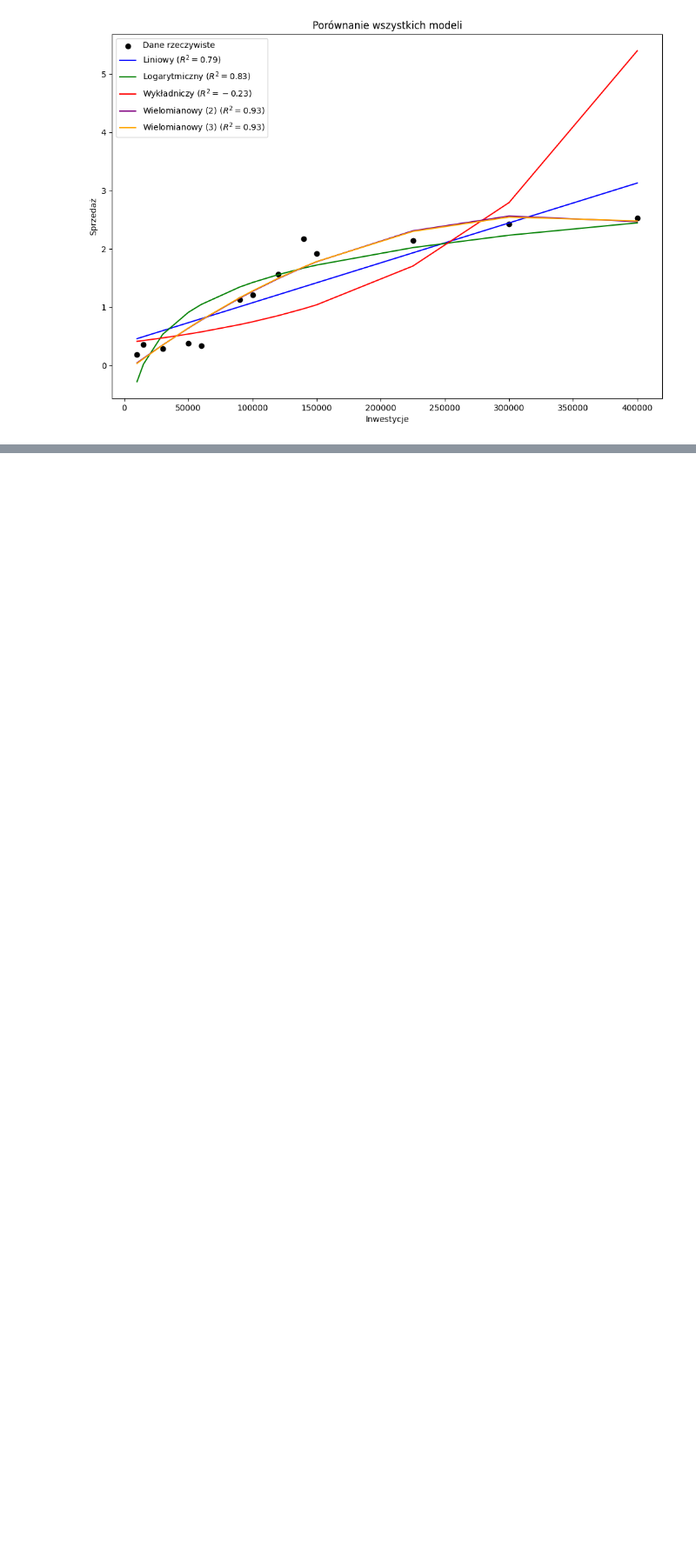
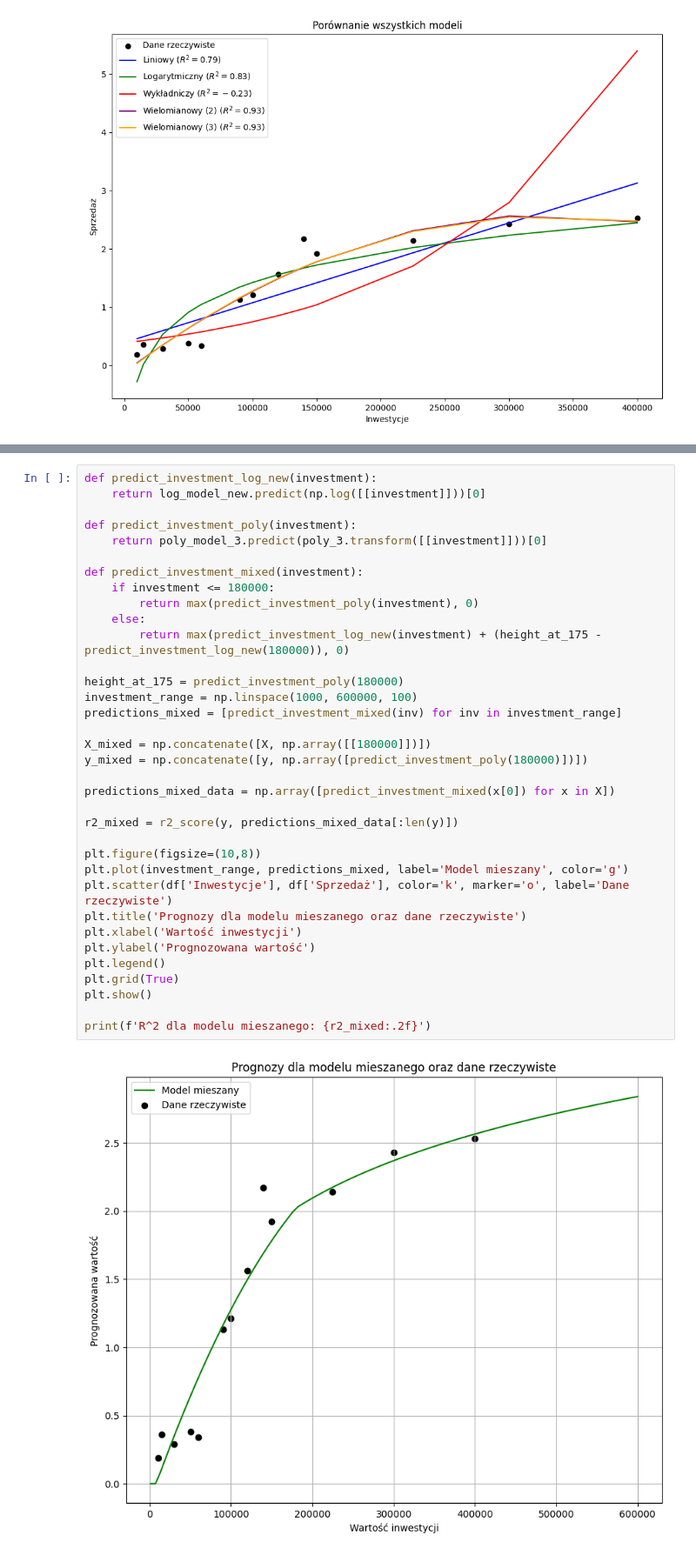
Before and after one commit to xKomil/DataScienceSummerStudy, a Jupyter notebook: internship/Yotta/zadanie3.ipynb, the cells around one changed output, grey strips where cells are left out. Shown at 87% size. Cells and saved outputs as stored; diff of their text form; blank space fills up the shorter version.

```diff
--- a/internship/Yotta/zadanie3.ipynb
+++ b/internship/Yotta/zadanie3.ipynb
@@ -240,0 +282,37 @@ print(results_df)
+# %%
+def predict_investment_log_new(investment):
+    return log_model_new.predict(np.log([[investment]]))[0]
+
+def predict_investment_poly(investment):
+    return poly_model_3.predict(poly_3.transform([[investment]]))[0]
+
+def predict_investment_mixed(investment):
+    if investment <= 180000:
+        return max(predict_investment_poly(investment), 0)
+    else:
+        return max(predict_investment_log_new(investment) + (height_at_175 - predict_investment_log_new(180000)), 0)
+
+height_at_175 = predict_investment_poly(180000)
+investment_range = np.linspace(1000, 600000, 100)
+predictions_mixed = [predict_investment_mixed(inv) for inv in investment_range]
+
+X_mixed = np.concatenate([X, np.array([[180000]])])
+y_mixed = np.concatenate([y, np.array([predict_investment_poly(180000)])])
+
+predictions_mixed_data = np.array([predict_investment_mixed(x[0]) for x in X])
+
+r2_mixed = r2_score(y, predictions_mixed_data[:len(y)])
+
+plt.figure(figsize=(10,8))
+plt.plot(investment_range, predictions_mixed, label='Model mieszany', color='g')
+plt.scatter(df['Inwestycje'], df['Sprzedaż'], color='k', marker='o', label='Dane rzeczywiste')
+plt.title('Prognozy dla modelu mieszanego oraz dane rzeczywiste')
+plt.xlabel('Wartość inwestycji')
+plt.ylabel('Prognozowana wartość')
+plt.legend()
+plt.grid(True)
+plt.show()
+
+print(f'R^2 dla modelu mieszanego: {r2_mixed:.2f}')
+# %% [output]
+[figure, added]
```
Also changed, not shown: parts of 11 cells of this notebook.
